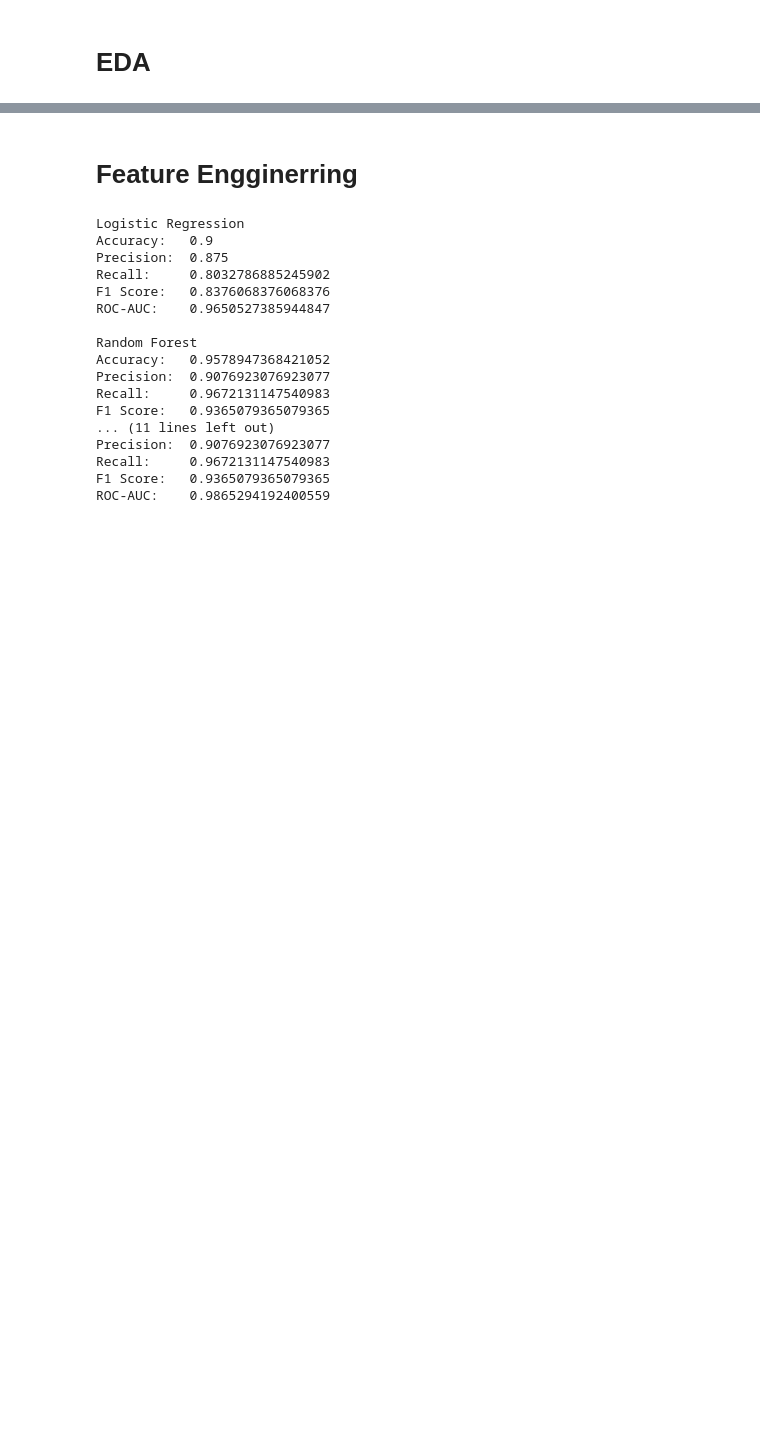
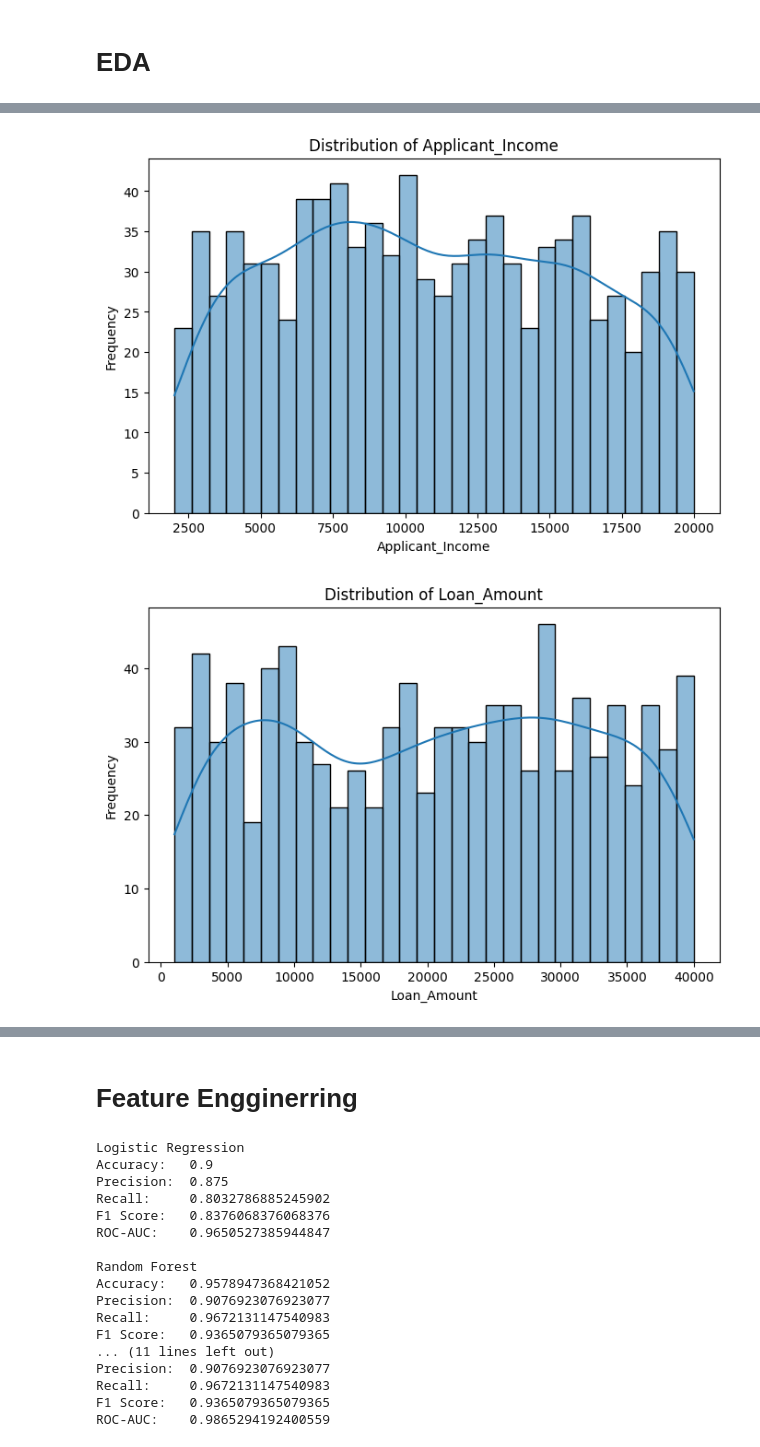
Before and after one commit to aasheeshhh/CreditWise-Loan-System, a Jupyter notebook: CreditWise_loan_system.ipynb, the cells around one changed output, grey strips where cells are left out. Saved outputs shown, nothing was run; the diff lists cells and outputs as text; code cells hidden in the pictures; blank space fills up the shorter version.

```diff
--- a/CreditWise_loan_system.ipynb
+++ b/CreditWise_loan_system.ipynb
@@ -46,6 +89,27 @@ sns.histplot(
 # %%
-sns.histplot(
-    data = data,
-    x = "Coapplicant_Income",
-    bins=20
-)
+# Numerical Feature Analysis
+
+numerical_features = [
+    'Applicant_Income',
+    'Loan_Amount',
+    'Coapplicant_Income',
+]
+
+for feature in numerical_features:
+
+    plt.figure(figsize=(8,5))
+
+    sns.histplot(
+        data[feature],
+        kde=True,
+        bins=30
+    )
+
+    plt.title(f'Distribution of {feature}')
+    plt.xlabel(feature)
+    plt.ylabel('Frequency')
+
+    plt.show()
+# %% [output]
+[figure, added]
+[figure, added]
```
Also changed, not shown: parts of 10 cells of this notebook.
